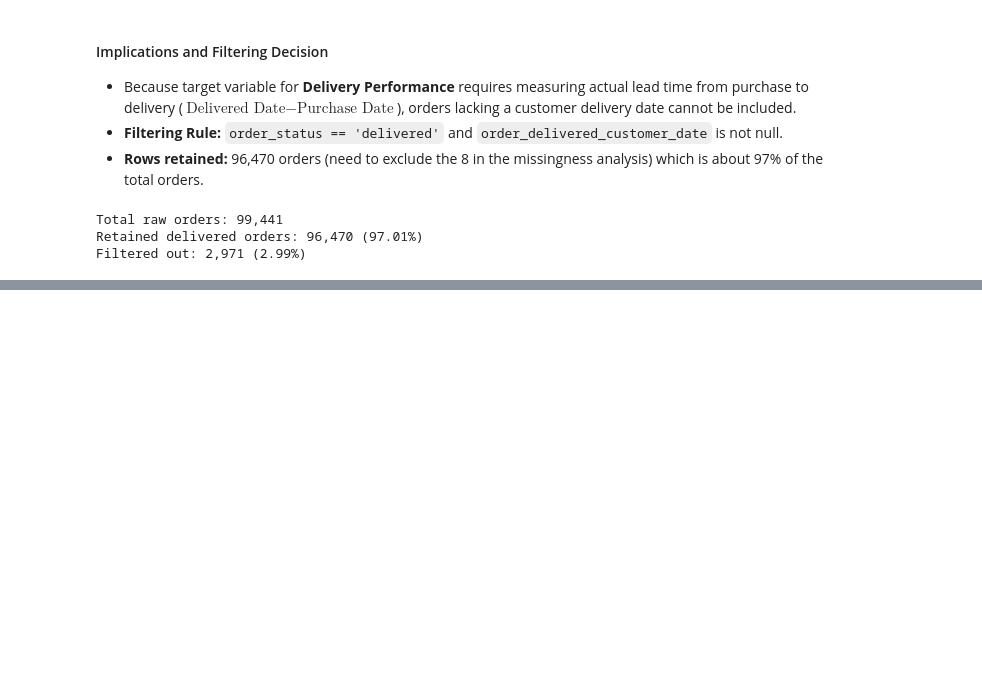
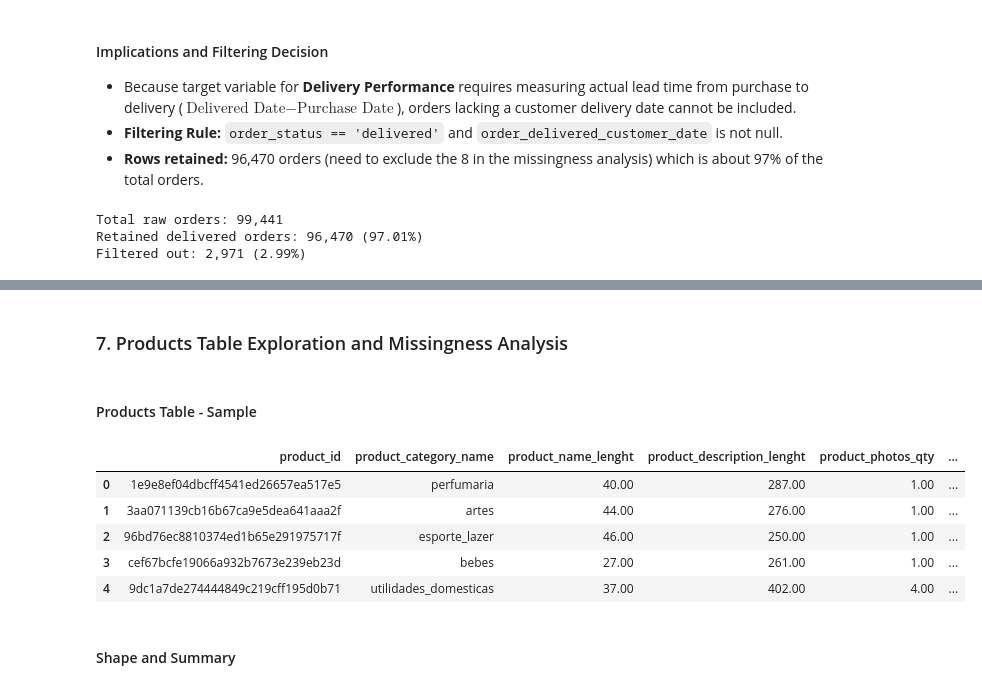
Before and after one commit to jasmine-koh/TCX3901_IndustrialPractice, a Jupyter notebook: 01_data_ingestion_and_baseline.ipynb, the cells around one changed output, grey strips where cells are left out. Saved outputs shown, nothing was run; the diff lists cells and outputs as text; code cells hidden in the pictures; blank space fills up the shorter version.

```diff
--- a/01_data_ingestion_and_baseline.ipynb
+++ b/01_data_ingestion_and_baseline.ipynb
@@ -286,0 +576,17 @@ Filtered out: 2,971 (2.99%)
+# %% [markdown]
+### 7. Products Table Exploration and Missingness Analysis
+# %% [markdown]
+#### Products Table - Sample
+# %%
+# First 5 rows of Products Table
+products = olist['products']
+products.head()
+# %% [output]
+|  | product_id | product_category_name | product_name_lenght | product_description_lenght | product_photos_qty | ... |
+| 0 | 1e9e8ef04dbcff4541ed26657ea517e5 | perfumaria | 40.00 | 287.00 | 1.00 | ... |
+| 1 | 3aa071139cb16b67ca9e5dea641aaa2f | artes | 44.00 | 276.00 | 1.00 | ... |
+| 2 | 96bd76ec8810374ed1b65e291975717f | esporte_lazer | 46.00 | 250.00 | 1.00 | ... |
+| 3 | cef67bcfe19066a932b7673e239eb23d | bebes | 27.00 | 261.00 | 1.00 | ... |
+| 4 | 9dc1a7de274444849c219cff195d0b71 | utilidades_domesticas | 37.00 | 402.00 | 4.00 | ... |
+# %% [markdown]
+#### Shape and Summary
```
Also changed, not shown: parts of 67 cells of this notebook.
